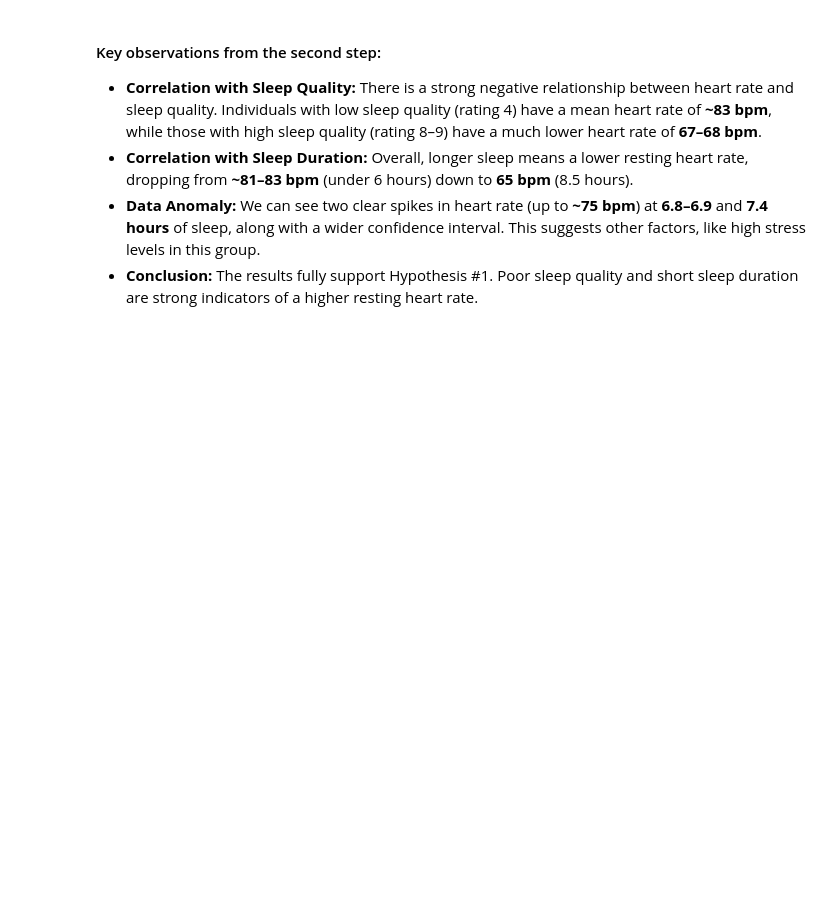
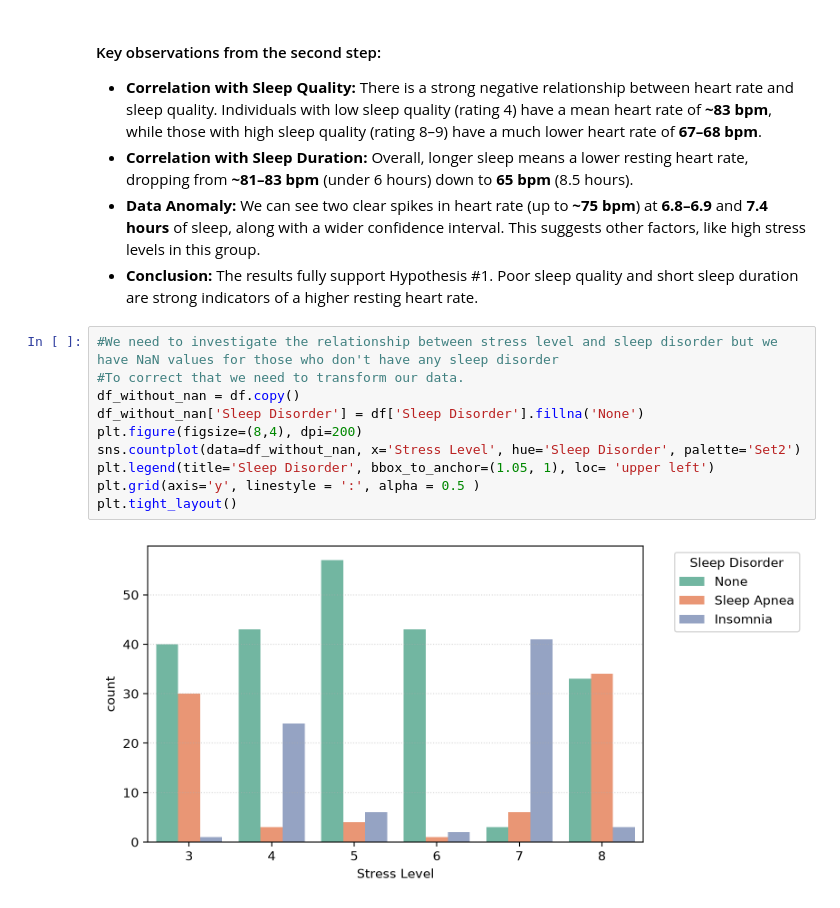
Before and after one commit to SabinaSid/Welness_sleep_analysis, a Jupyter notebook: Notebooks/eda_sleep_analysis.ipynb, the cells around one changed output. Saved outputs shown, nothing was run; the diff lists cells and outputs as text; blank space fills up the shorter version.

Commit message:
feat: start observing a correlation between stress level and sleep disorder

```diff
--- a/Notebooks/eda_sleep_analysis.ipynb
+++ b/Notebooks/eda_sleep_analysis.ipynb
@@ -197,3 +197,15 @@ plt.tight_layout()
 *   **Correlation with Sleep Duration:** Overall, longer sleep means a lower resting heart rate, dropping from **~81–83 bpm** (under 6 hours) down to **65 bpm** (8.5 hours).
 *   **Data Anomaly:** We can see two clear spikes in heart rate (up to **~75 bpm**) at **6.8–6.9** and **7.4 hours** of sleep, along with a wider confidence interval. This suggests other factors, like high stress levels in this group.
 *   **Conclusion:** The results fully support Hypothesis #1. Poor sleep quality and short sleep duration are strong indicators of a higher resting heart rate.
+# %%
+#We need to investigate the relationship between stress level and sleep disorder but we have NaN values for those who don't have any sleep disorder
+#To correct that we need to transform our data.
+df_without_nan = df.copy()
+df_without_nan['Sleep Disorder'] = df['Sleep Disorder'].fillna('None')
+plt.figure(figsize=(8,4), dpi=200)
+sns.countplot(data=df_without_nan, x='Stress Level', hue='Sleep Disorder', palette='Set2')
+plt.legend(title='Sleep Disorder', bbox_to_anchor=(1.05, 1), loc= 'upper left')
+plt.grid(axis='y', linestyle = ':', alpha = 0.5 )
+plt.tight_layout()
+# %% [output]
+[figure, added]
```
Also changed, not shown: parts of 3 cells of this notebook.
